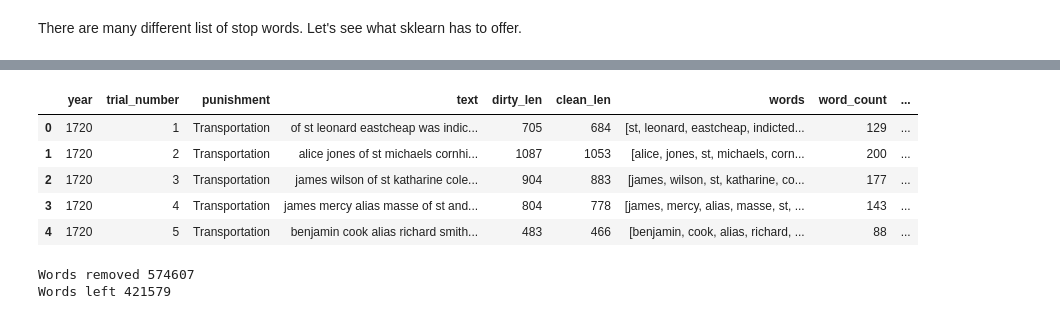
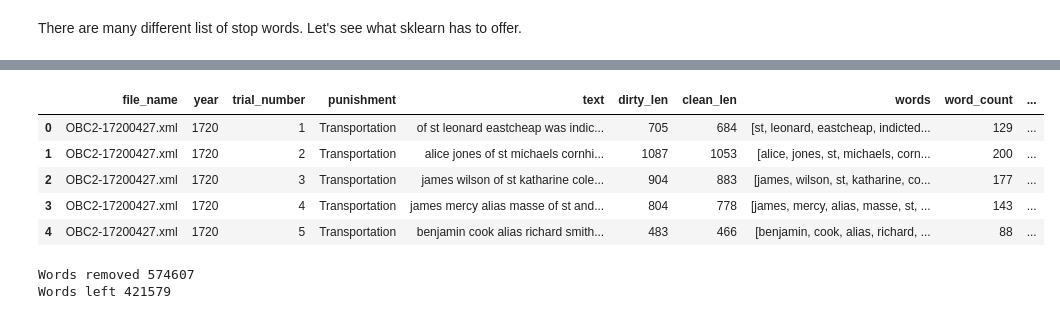
Before and after one commit to ValRCS/BSSDH_2024_workshop, a Jupyter notebook: notebooks/day1_part2_processing.ipynb, the cells around one changed output, grey strips where cells are left out. Drawn from its saved outputs; the diff is of its cells as text; code cells hidden in the pictures.

```diff
--- a/notebooks/day1_part2_processing.ipynb
+++ b/notebooks/day1_part2_processing.ipynb
@@ -291,7 +325,7 @@ Main thing we will want to do is remove extra whitespace as extra whitespace can
 # to test your regex you can use https://regex101.com/
 
 # let's define a function that will replace all the extra whitespace with single whitespace
-def replace_whitespace(txt):
+def replace_whitespace(txt: str) -> str:
     return re.sub(r'\s+', ' ', txt) # \s means whitespace, + means one or more, r means raw string - why? because it's easier to read
 
 # let's test it
@@ -414,8 +469,8 @@ Total length of all the text 5283954
 # we will use str.translate function to translate each row
 
 # let's define a function that will translate each row
-def translate_text(text):
-    return text.translate(translation_table)
+def translate_text(text: str) -> str:
+    return text.translate(translation_table) # so translation table is a dictionary that maps one symbol to another
 
 # let's apply this function to all the text in the dataframe
 # start of cleaning
@@ -561,8 +619,8 @@ Multiple whitespaces 0
 # we will use lambda function to apply split_text function to each row
 
 # let's define a function that will split text into words
-def split_text(text):
-    return text.split() # we could use some other separator here, but we will use default which is any whitespace
+# def split_text(text):
+#     return text.split() # we could use some other separator here, but we will use default which is any whitespace
 
 # let's apply this function to all the text in the dataframe
 
@@ -570,7 +628,9 @@ def split_text(text):
 print(f"Start cleaning at {datetime.now()}")
 # df['words'] = df.text.apply(split_text) # this is faster than iterating over each row with iterrows
 # i could do the above line, but I will use lambda function instead
-df['words'] = df.text.apply(lambda txt: txt.split()) # this is faster than iterating over each row with iterrows
+#df['words'] = df.text.apply(lambda txt: txt.split()) # this is faster than iterating over each row with iterrows
+# we could even used split directly - the easiest to read
+df['words'] = df.text.str.split() # this is faster than iterating over each row with iterrows
 print(f"End cleaning at {datetime.now()}")
 
 # let's print the data types of all the columns
@@ -601,7 +662,10 @@ df.head()
 
 # we will apply len function to each row
 
-df['word_count'] = df.words.apply(len) # we could have made our own function here, but we will use len function
+# df['word_count'] = df.words.apply(len) # we could have made our own function here, but we will use len function
+# we could skip apply and just use str.len() function
+df['word_count'] = df.words.str.len() # this is faster than iterating over each row with iterrows
+
 df.head()
 # it looks correct since ratio of clean_len and word_count is close to 5 which is about average word length in English
 # it might be a bit confusing since words are stored in an object type column which is not a pure list
@@ -663,7 +727,7 @@ Common stop words 291
 
 # let's define a function that will remove stop words from words list
 
-def remove_stop_words(words):
+def remove_stop_words(words, common_stop_words=common_stop_words):
     return [word for word in words if word not in common_stop_words]
 # important point is that common_stop_words is a set and not a list, THIS GREATLY SPEEDS UP THE PROCESS
 
@@ -684,9 +748,9 @@ End cleaning at 2024-07-23 00:01:57.270418
-|  | year | trial_number | punishment | text | dirty_len | clean_len | words | word_count | ... |
-| 0 | 1720 | 1 | Transportation | of st leonard eastcheap was indic... | 705 | 684 | [st, leonard, eastcheap, indicted... | 129 | ... |
-| 1 | 1720 | 2 | Transportation | alice jones of st michaels cornhi... | 1087 | 1053 | [alice, jones, st, michaels, corn... | 200 | ... |
-| 2 | 1720 | 3 | Transportation | james wilson of st katharine cole... | 904 | 883 | [james, wilson, st, katharine, co... | 177 | ... |
-| 3 | 1720 | 4 | Transportation | james mercy alias masse of st and... | 804 | 778 | [james, mercy, alias, masse, st, ... | 143 | ... |
-| 4 | 1720 | 5 | Transportation | benjamin cook alias richard smith... | 483 | 466 | [benjamin, cook, alias, richard, ... | 88 | ... |
+|  | file_name | year | trial_number | punishment | text | dirty_len | clean_len | words | word_count | ... |
+| 0 | OBC2-17200427.xml | 1720 | 1 | Transportation | of st leonard eastcheap was indic... | 705 | 684 | [st, leonard, eastcheap, indicted... | 129 | ... |
+| 1 | OBC2-17200427.xml | 1720 | 2 | Transportation | alice jones of st michaels cornhi... | 1087 | 1053 | [alice, jones, st, michaels, corn... | 200 | ... |
+| 2 | OBC2-17200427.xml | 1720 | 3 | Transportation | james wilson of st katharine cole... | 904 | 883 | [james, wilson, st, katharine, co... | 177 | ... |
+| 3 | OBC2-17200427.xml | 1720 | 4 | Transportation | james mercy alias masse of st and... | 804 | 778 | [james, mercy, alias, masse, st, ... | 143 | ... |
+| 4 | OBC2-17200427.xml | 1720 | 5 | Transportation | benjamin cook alias richard smith... | 483 | 466 | [benjamin, cook, alias, richard, ... | 88 | ... |
 # %%
 ## How many words did we remove?
 
```
Also changed, not shown: parts of 44 cells of this notebook.
